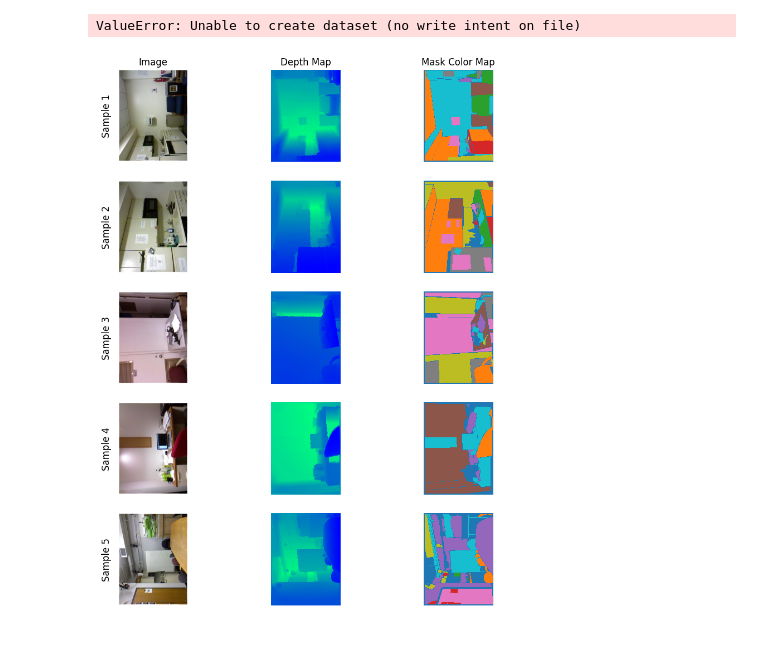
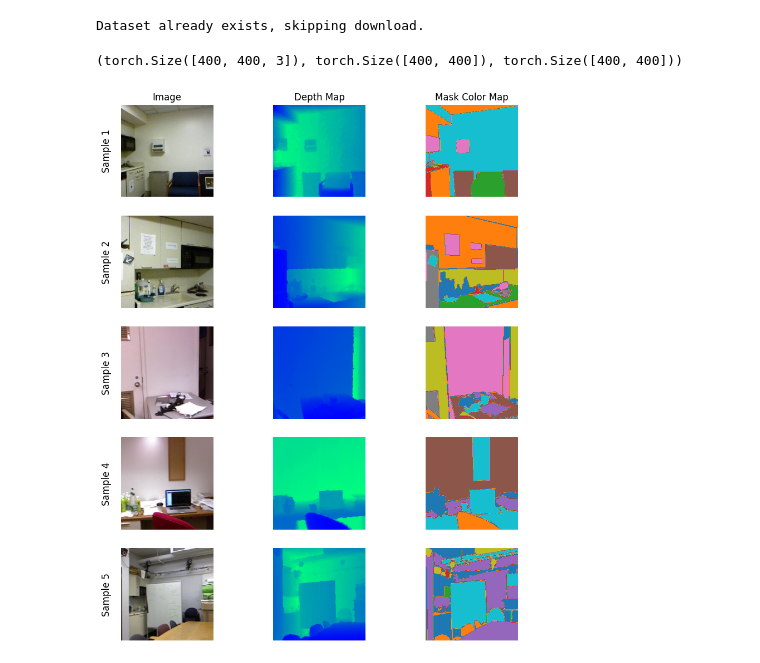
Before and after one commit to okaynils/fhnw-ds-vdl, a Jupyter notebook: main.ipynb, the cells around one changed output. Saved outputs shown, nothing was run; the diff lists cells and outputs as text; code cells hidden in the pictures.

Commit message:
:tada: added a dataset loader with transformations

```diff
--- a/main.ipynb
+++ b/main.ipynb
@@ -6,49 +1,51 @@ mat = h5py.File('./data/nyu_depth_v2_labeled.mat', 'r')
-# %%
-mat['images'] = np.transpose(np.array(mat['images']), (3, 1, 2, 0))   # Shape: (3, height, width, num_samples)
-# Convert the depths to NumPy arrays and transpose
-depths = np.array(mat['depths'])  # Shape: (height, width, num_samples)
-depths_corrected = np.transpose(depths, (2, 0, 1))  # Now: (num_samples, height, width)
-
-# Convert the labels to NumPy arrays and transpose
-labels = np.array(mat['labels'])  # Shape: (height, width, num_samples)
-labels_corrected = np.transpose(labels, (2, 0, 1))  # Now: (num_samples, height, width)
-# %% [output]
-ValueError: Unable to create dataset (no write intent on file)
+# %%
+from data.nyuv2 import NYUDepthV2
+from torchvision import transforms
+
+t = transforms.Compose([transforms.CenterCrop(400), transforms.ToTensor()])
+dataset = NYUDepthV2(root='data', download=True, image_transform=t, seg_transform=t, depth_transform=t)
+# %% [output]
+Dataset already exists, skipping download.
+# %%
+import matplotlib.pyplot as plt
+
+image, seg, depth = dataset[0]
+
+image.shape, seg.shape, depth.shape
+# %% [output]
+(torch.Size([400, 400, 3]), torch.Size([400, 400]), torch.Size([400, 400]))
 # %%
 import matplotlib.pyplot as plt
 import numpy as np
 
 N_SAMPLES = 5
 
-plt.figure(figsize=(10, 2.5*N_SAMPLES))
+plt.figure(figsize=(10, 2.5 * N_SAMPLES))
+for i in range(N_SAMPLES):
+    rgb_image, segmentation_mask, depth_map = dataset[i]
 
-for i in range(N_SAMPLES):
-    # Plot the image
-    plt.subplot(N_SAMPLES, 3, i*3+1)
-    r, g, b = mat['images'][i]
-    image = np.dstack([r, g, b])
-    plt.imshow(image)
+    # Plot the RGB image
+    plt.subplot(N_SAMPLES, 3, i * 3 + 1)
+    plt.imshow(rgb_image)
     if i == 0:
         plt.title("Image")
     plt.axis('off')
 
     plt.annotate(f"Sample {i+1}", xy=(-0.1, 0.5), xycoords='axes fraction',
                  fontsize=12, ha='right', va='center', rotation=90)
 
-    plt.subplot(N_SAMPLES, 3, i*3+2)
-    depth_map = mat['depths'][i]
-    plt.imshow(depth_map, cmap='winter', interpolation='nearest')
+    plt.subplot(N_SAMPLES, 3, i * 3 + 2)
+    plt.imshow(depth_map, cmap='winter')
     if i == 0:
         plt.title("Depth Map")
     plt.axis('off')
 
-    plt.subplot(N_SAMPLES, 3, i*3+3)
-    segmentation_mask = mat['labels'][i]
-    plt.imshow(segmentation_mask, cmap='tab10', interpolation='nearest')
+    plt.subplot(N_SAMPLES, 3, i * 3 + 3)
+    plt.imshow(segmentation_mask, cmap='tab10')
     if i == 0:
         plt.title("Mask Color Map")
     plt.axis('off')
 
 plt.show()
 # %% [output]
-[figure, old version]
+[figure, new version]
```
Also changed, not shown: parts of 2 cells of this notebook, 4 other files.
